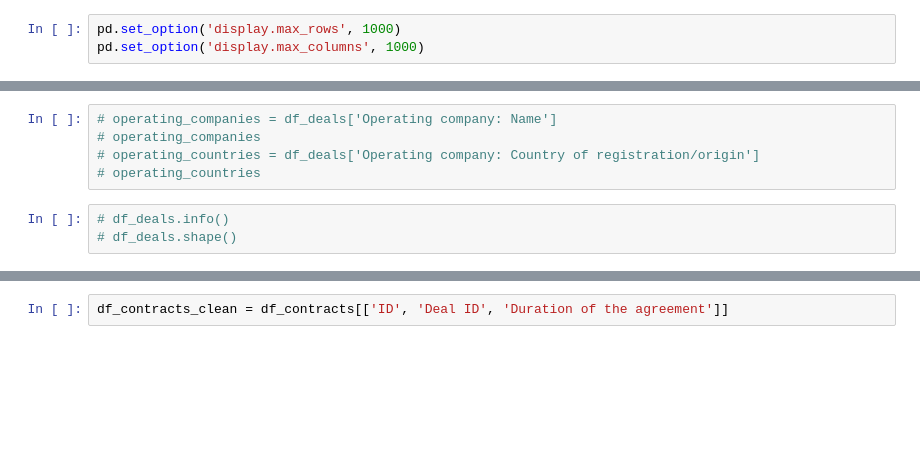
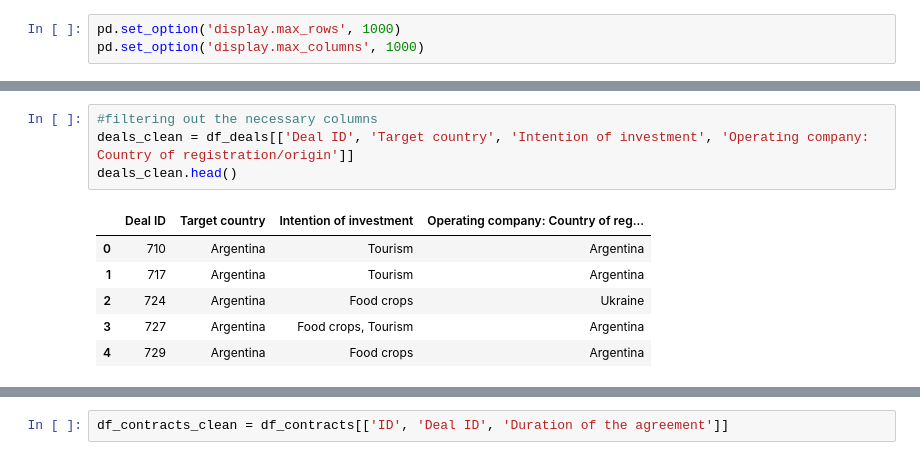
Before and after one commit to manzahn/Group-project-Data-Science-in-Space, a Jupyter notebook: Workfolder Landmatix/groupproject.ipynb, the cells around one changed output, grey strips where cells are left out. Saved outputs shown, nothing was run; the diff lists cells and outputs as text; blank space fills up the shorter version.

```diff
--- a/Workfolder Landmatix/groupproject.ipynb
+++ b/Workfolder Landmatix/groupproject.ipynb
@@ -152,10 +140,13 @@ dealsize_per_country.head()
 | Chile | 329118.01 |
-# %%
-# operating_companies = df_deals['Operating company: Name']
-# operating_companies
-# operating_countries = df_deals['Operating company: Country of registration/origin']
-# operating_countries
-# %%
-# df_deals.info()
-# df_deals.shape()
+# %%
+#filtering out the necessary columns
+deals_clean = df_deals[['Deal ID', 'Target country', 'Intention of investment', 'Operating company: Country of registration/origin']]
+deals_clean.head()
+# %% [output]
+|  | Deal ID | Target country | Intention of investment | Operating company: Country of reg... |
+| 0 | 710 | Argentina | Tourism | Argentina |
+| 1 | 717 | Argentina | Tourism | Argentina |
+| 2 | 724 | Argentina | Food crops | Ukraine |
+| 3 | 727 | Argentina | Food crops, Tourism | Argentina |
+| 4 | 729 | Argentina | Food crops | Argentina |
 # %%
```
Also changed, not shown: parts of 27 cells of this notebook.
